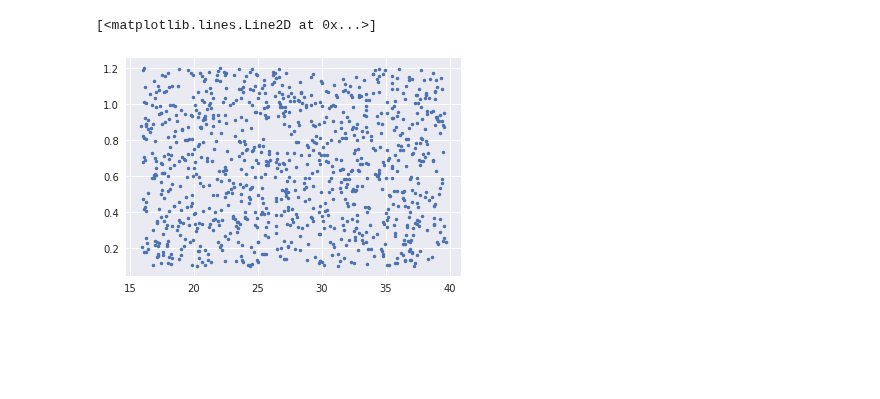
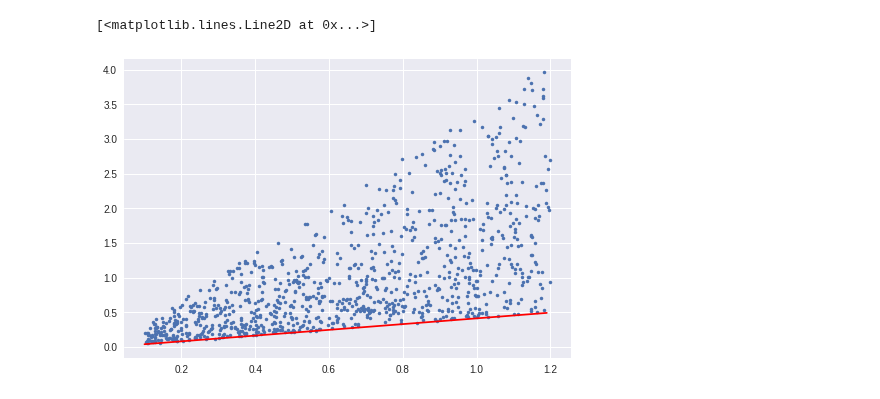
Before and after one commit to awakenting/master-thesis, a Jupyter notebook: code/Stimulus_plots.ipynb, the cells around one changed output. Drawn from its saved outputs; the diff is of its cells as text; code cells hidden in the pictures; blank space fills up the shorter version.

```diff
--- a/code/Stimulus_plots.ipynb
+++ b/code/Stimulus_plots.ipynb
@@ -80,7 +81,7 @@ resp_dist_list = []
 resp_ttc_list = []
 
 plt.figure(figsize=(10, 10))
-for i in range(1000):
+for i in range(10):
     lv = np.random.rand()*1.1 + 0.1
     stim_size = np.random.rand()*15 + 10
     speed = 1/(lv/stim_size)
@@ -107,5 +108,29 @@ plt.legend()
+# %%
+def calc_analytic_resp_props(l, lv, d_init, critical_angle):
+    v = l/lv
+    tan_ca = np.tan((critical_angle/2)/180*np.pi)
+    resp_time = d_init/v - l/(2*tan_ca*v)
+    resp_dist = d_init - v*resp_time
+
+    t_collision = d_init/v
+    resp_ttc = resp_time - t_collision
+    return resp_time, resp_dist, resp_ttc
+# %%
+d_init = 50
+critical_angle = 35
+l = 25
+analytic_lvs = np.arange(0.1, 1.2, step=0.01)
+analytic_resp_times, analytic_resp_dists, analytic_resp_ttcs = calc_analytic_resp_props(l, analytic_lvs, d_init, critical_angle)
 # %%
+stim_size = 15
+length = 10
+dt = 0.0001
+m = 1
+b = 0
+critical_angle = 35
+
 lv_list = []
+stim_size_list = []
 resp_t_list = []
 resp_dist_list = []
 resp_ttc_list = []
@@ -119,6 +144,7 @@ for i in range(1000):
 
     t_resp_idx = np.argmin(np.abs(tstims - critical_angle))
     lv_list.append(lv)
+    stim_size_list.append(stim_size)
     resp_t_list.append(t[t_resp_idx])
     resp_ttc_list.append(t_to_collision[t_resp_idx])
     resp_dist_list.append(dists[t_resp_idx])
@@ -130,5 +164,6 @@ resp_dists = np.array(resp_dist_list)
 # %%
-plt.plot(resp_dists, lvs, '.')
+plt.plot(lvs, resp_times, '.')
+plt.plot(analytic_lvs, analytic_resp_times, 'r')
 # %% [output]
 [<matplotlib.lines.Line2D at 0x...>]
-[figure, old version]
+[figure, new version]
```
Also changed, not shown: parts of 15 cells of this notebook, 25 other files.
